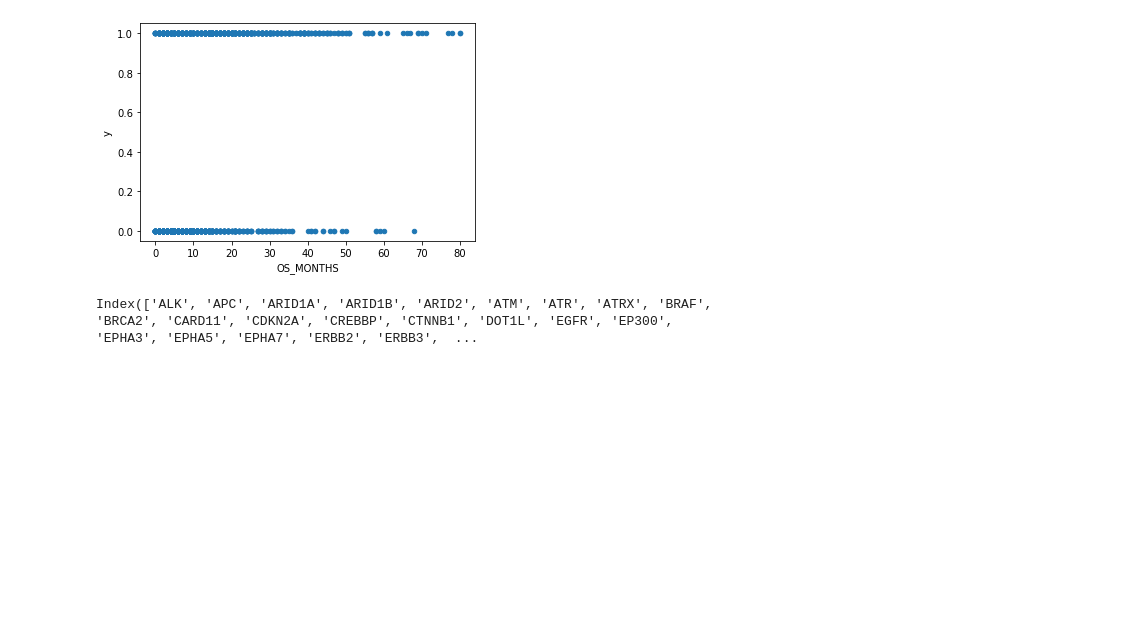
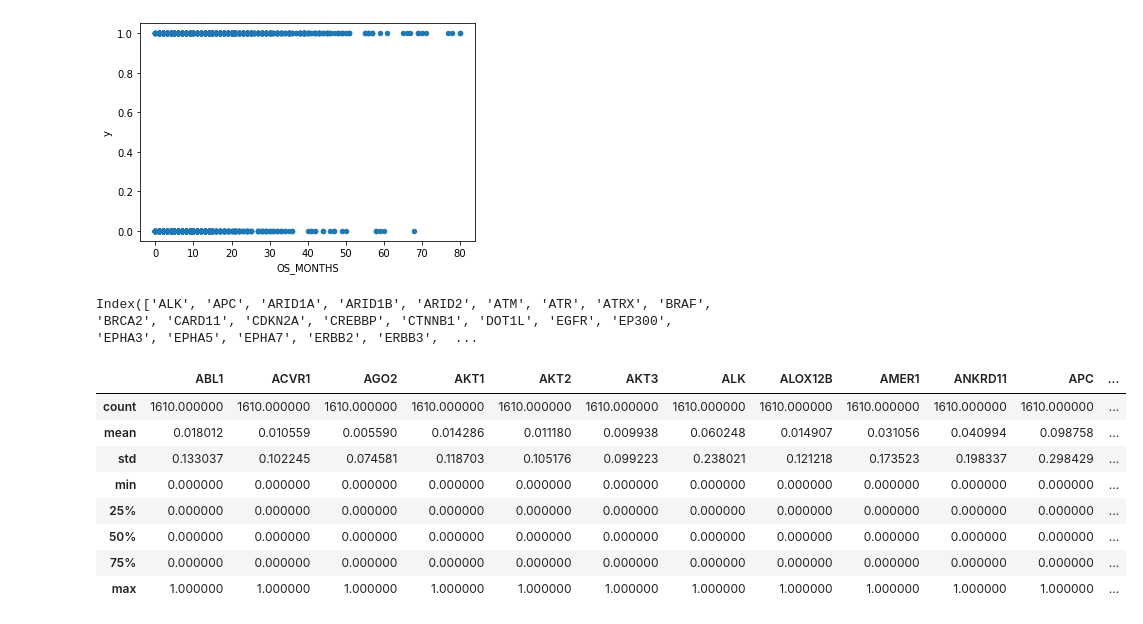
Before and after one commit to rikrixa/DataExploration, a Jupyter notebook: mskcc_xgboost.ipynb, the cells around one changed output. Saved outputs shown, nothing was run; the diff lists cells and outputs as text; code cells hidden in the pictures; blank space fills up the shorter version.

```diff
--- a/mskcc_xgboost.ipynb
+++ b/mskcc_xgboost.ipynb
@@ -603,3 +742,15 @@ plt.show()
 X_filter.columns
 # %% [output]
 Index(['ALK', 'APC', 'ARID1A', 'ARID1B', 'ARID2', 'ATM', 'ATR', 'ATRX', 'BRAF', 'BRCA2', 'CARD11', 'CDKN2A', 'CREBBP', 'CTNNB1', 'DOT1L', 'EGFR', 'EP300', 'EPHA3', 'EPHA5', 'EPHA7', 'ERBB2', 'ERBB3',  ...
+# %%
+df.describe()
+# %% [output]
+|  | ABL1 | ACVR1 | AGO2 | AKT1 | AKT2 | AKT3 | ALK | ALOX12B | AMER1 | ANKRD11 | APC | ... |
+| count | 1610.000000 | 1610.000000 | 1610.000000 | 1610.000000 | 1610.000000 | 1610.000000 | 1610.000000 | 1610.000000 | 1610.000000 | 1610.000000 | 1610.000000 | ... |
+| mean | 0.018012 | 0.010559 | 0.005590 | 0.014286 | 0.011180 | 0.009938 | 0.060248 | 0.014907 | 0.031056 | 0.040994 | 0.098758 | ... |
+| std | 0.133037 | 0.102245 | 0.074581 | 0.118703 | 0.105176 | 0.099223 | 0.238021 | 0.121218 | 0.173523 | 0.198337 | 0.298429 | ... |
+| min | 0.000000 | 0.000000 | 0.000000 | 0.000000 | 0.000000 | 0.000000 | 0.000000 | 0.000000 | 0.000000 | 0.000000 | 0.000000 | ... |
+| 25% | 0.000000 | 0.000000 | 0.000000 | 0.000000 | 0.000000 | 0.000000 | 0.000000 | 0.000000 | 0.000000 | 0.000000 | 0.000000 | ... |
+| 50% | 0.000000 | 0.000000 | 0.000000 | 0.000000 | 0.000000 | 0.000000 | 0.000000 | 0.000000 | 0.000000 | 0.000000 | 0.000000 | ... |
+| 75% | 0.000000 | 0.000000 | 0.000000 | 0.000000 | 0.000000 | 0.000000 | 0.000000 | 0.000000 | 0.000000 | 0.000000 | 0.000000 | ... |
+| max | 1.000000 | 1.000000 | 1.000000 | 1.000000 | 1.000000 | 1.000000 | 1.000000 | 1.000000 | 1.000000 | 1.000000 | 1.000000 | ... |
```
Also changed, not shown: parts of 10 cells of this notebook.
